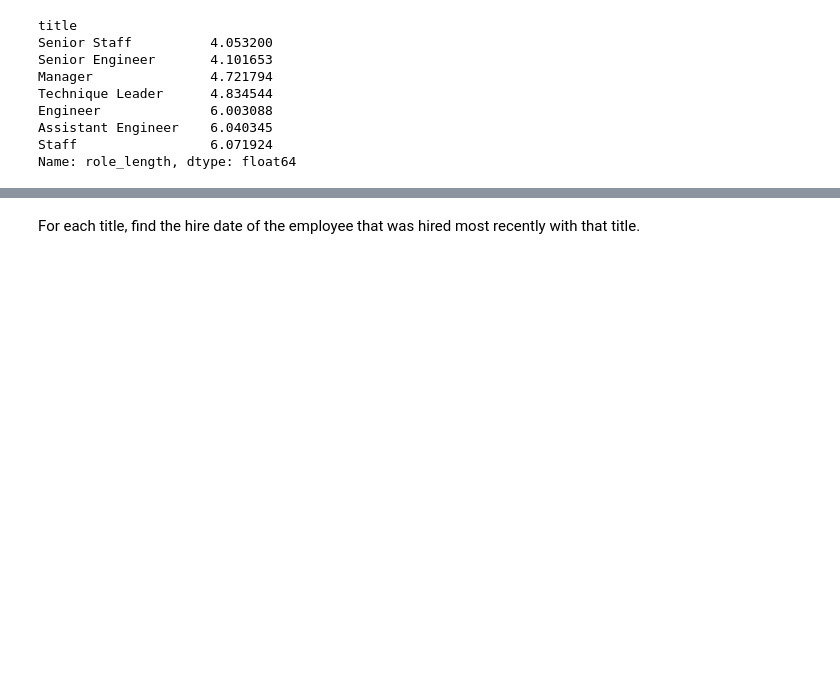
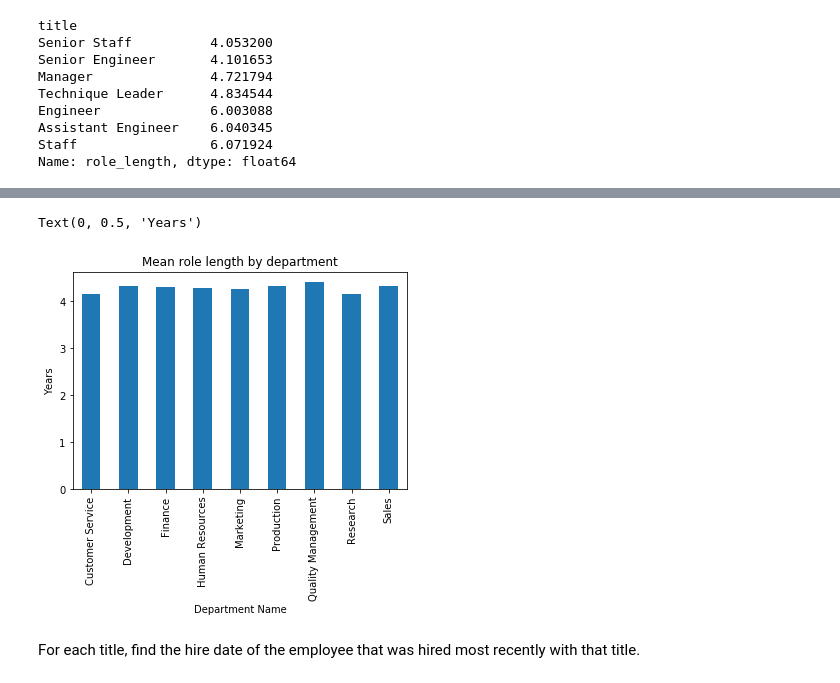
Before and after one commit to guedanie/python-exercises, a Jupyter notebook: 4.8.4.4_advanced_dataframes.ipynb, the cells around one changed output, grey strips where cells are left out. Cells and saved outputs as stored; diff of their text form; code cells hidden in the pictures; blank space fills up the shorter version.

```diff
--- a/4.8.4.4_advanced_dataframes.ipynb
+++ b/4.8.4.4_advanced_dataframes.ipynb
@@ -815,3 +934,11 @@ Text(0, 0.5, 'Years')
+# %%
+mean_table.mean().plot.bar()
+plt.title("Mean role length by department")
+plt.xlabel("Department Name")
+plt.ylabel("Years")
+# %% [output]
+Text(0, 0.5, 'Years')
+[figure, added]
 # %% [markdown]
 For each title, find the hire date of the employee that was hired most recently with that title.
 # %%
```
Also changed, not shown: parts of 15 cells of this notebook, 1 other file.
